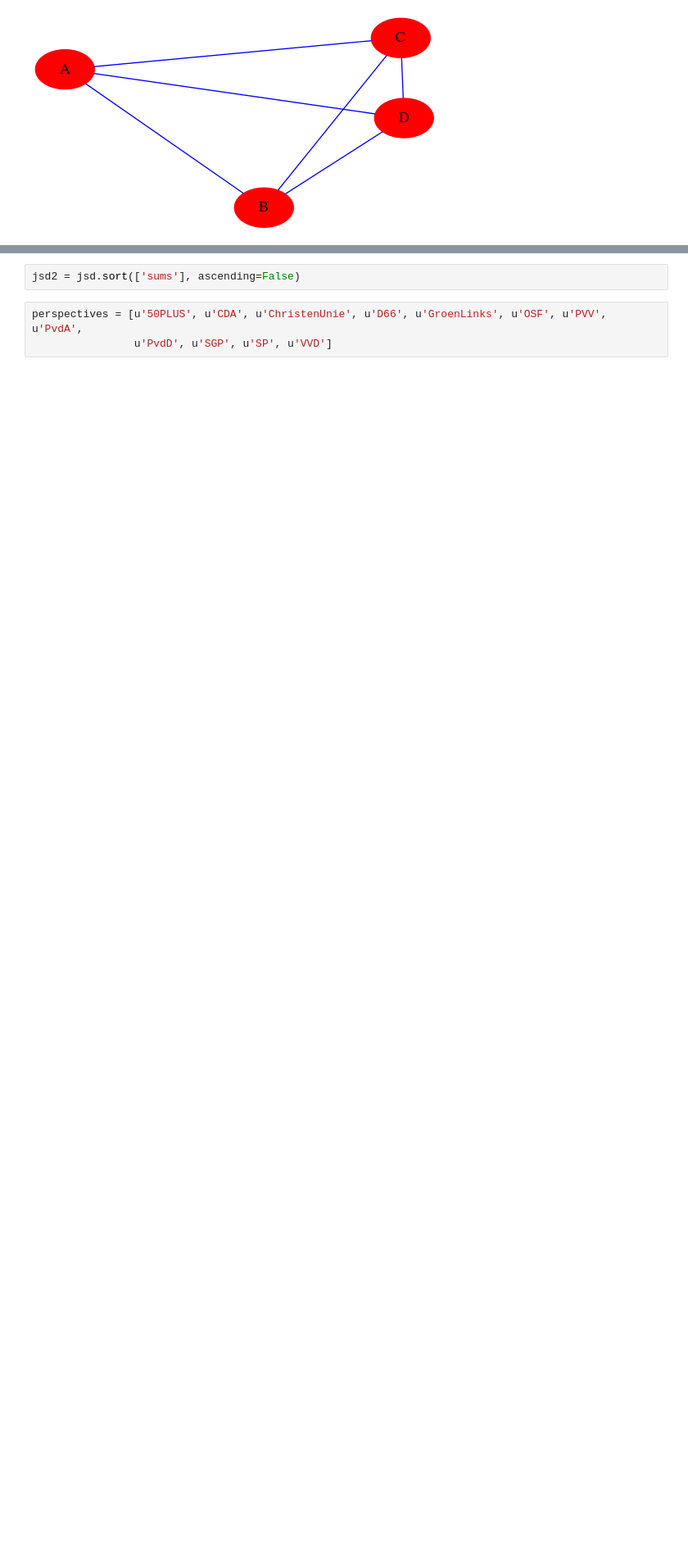
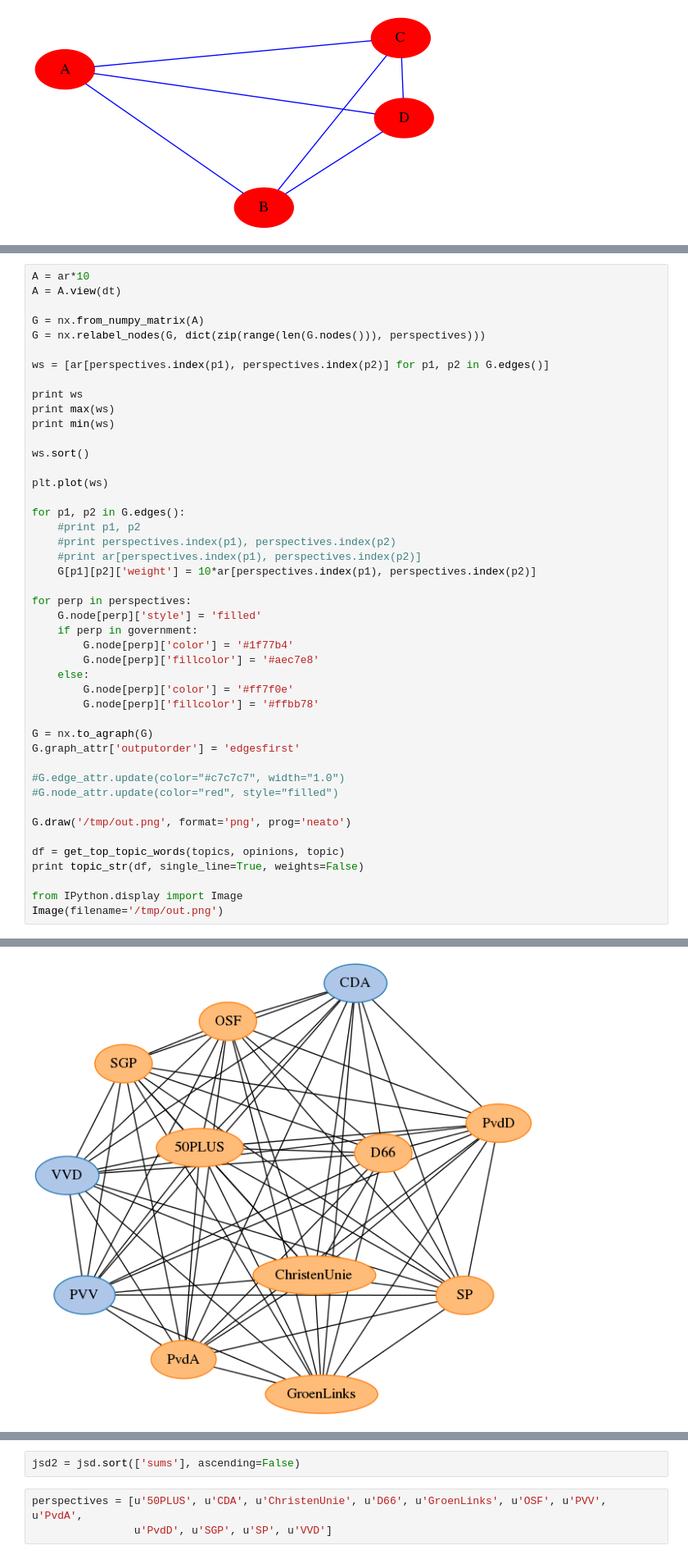
Before and after one commit to jvdzwaan/dilipad, a Jupyter notebook: results/20112012-adj-parties-jsd_perspectives-100.ipynb, the cells around one changed output, grey strips where cells are left out. Shown at 82% size. Drawn from its saved outputs; the diff is of its cells as text; blank space fills up the shorter version.

```diff
--- a/results/20112012-adj-parties-jsd_perspectives-100.ipynb
+++ b/results/20112012-adj-parties-jsd_perspectives-100.ipynb
@@ -198,3 +210,49 @@ ChristenUnie:   close duurzaam democratisch gezond automatisch gezamenlijk monet
 VVD:    relatief fors rijk adequaat structureel streng maximaal cruciaal risicovol fijn
 OSF:    zwak divers werkelijk realistisch failliet wijs zorgwekkend grotendeels bovenmatig ongewenst
 [figure]
+# %%
+A = ar*10
+A = A.view(dt)
+
+G = nx.from_numpy_matrix(A)
+G = nx.relabel_nodes(G, dict(zip(range(len(G.nodes())), perspectives)))
+
+ws = [ar[perspectives.index(p1), perspectives.index(p2)] for p1, p2 in G.edges()]
+
+print ws
+print max(ws)
+print min(ws)
+
+ws.sort()
+
+plt.plot(ws)
+
+for p1, p2 in G.edges():
+    #print p1, p2
+    #print perspectives.index(p1), perspectives.index(p2)
+    #print ar[perspectives.index(p1), perspectives.index(p2)]
+    G[p1][p2]['weight'] = 10*ar[perspectives.index(p1), perspectives.index(p2)]
+
+for perp in perspectives:
+    G.node[perp]['style'] = 'filled'
+    if perp in government:
+        G.node[perp]['color'] = '#1f77b4'
+        G.node[perp]['fillcolor'] = '#aec7e8'
+    else:
+        G.node[perp]['color'] = '#ff7f0e'
+        G.node[perp]['fillcolor'] = '#ffbb78'
+
+G = nx.to_agraph(G)
+G.graph_attr['outputorder'] = 'edgesfirst'
+
+#G.edge_attr.update(color="#c7c7c7", width="1.0")
+#G.node_attr.update(color="red", style="filled")
+
+G.draw('/tmp/out.png', format='png', prog='neato')
+
+df = get_top_topic_words(topics, opinions, topic)
+print topic_str(df, single_line=True, weights=False)
+
+from IPython.display import Image
+Image(filename='/tmp/out.png')
+# %% [output]
@@ -200,0 +275 @@ OSF:    zwak divers werkelijk realistisch failliet wijs zorgwekkend grotendeels
+[figure, added]
```
Also changed, not shown: parts of 2 cells of this notebook, 2 other files.
